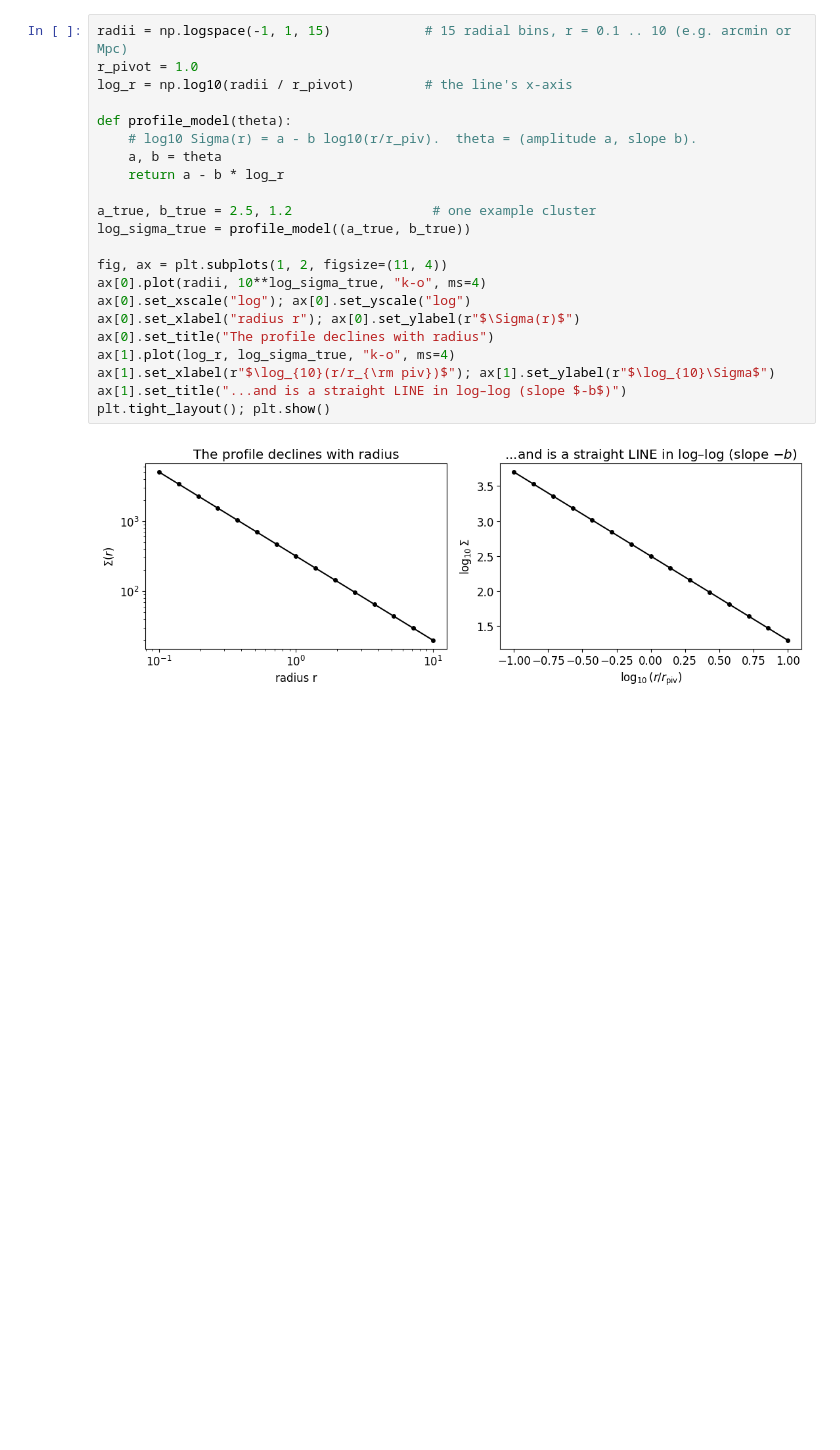
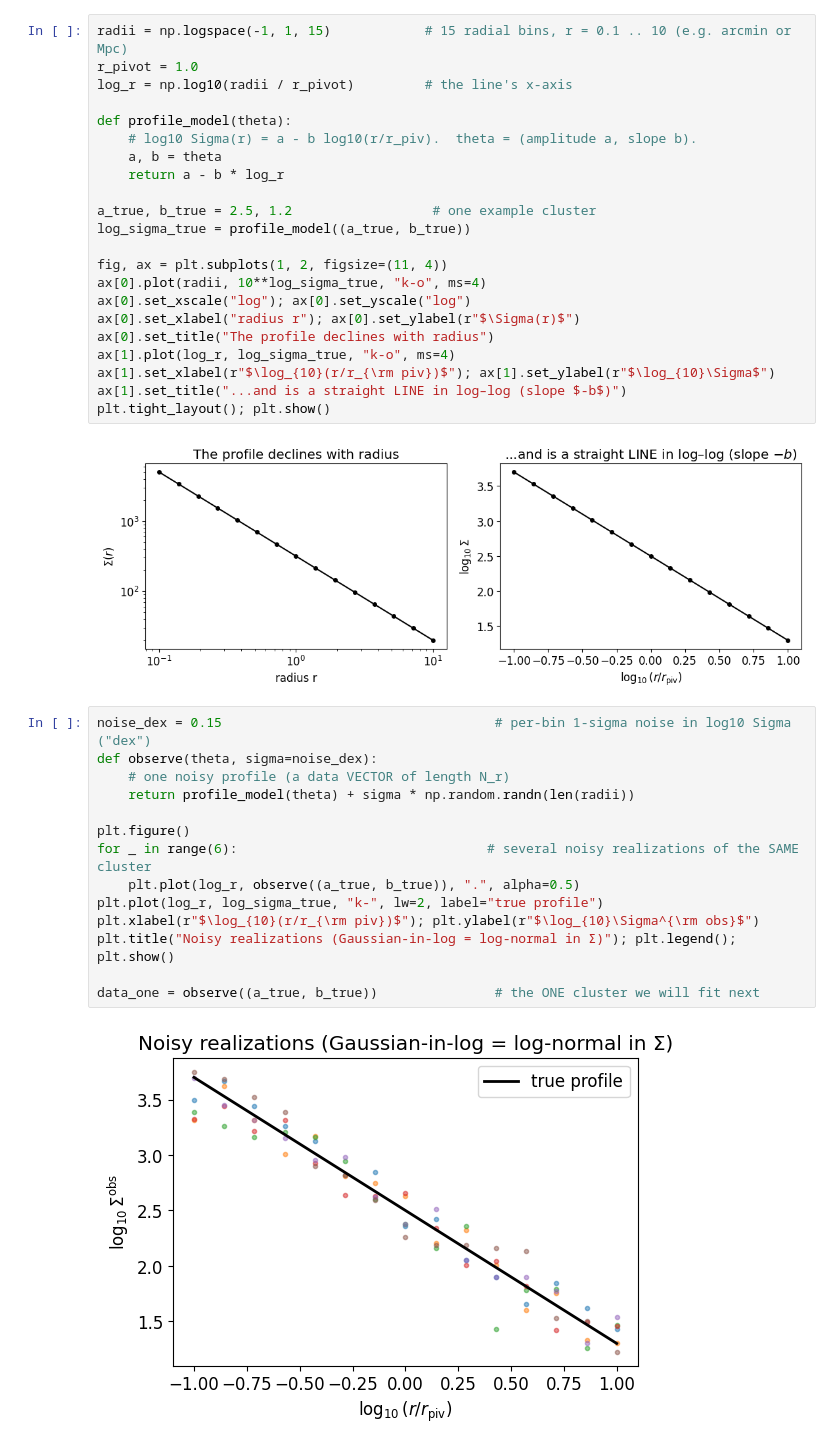
Before and after one commit to aidanbehmer/CL_HBI, a Jupyter notebook: mcmc_tut.ipynb, the cells around one changed output. Saved outputs shown, nothing was run; the diff lists cells and outputs as text; blank space fills up the shorter version.

Commit message:
Save up to the nfw data

```diff
--- a/mcmc_tut.ipynb
+++ b/mcmc_tut.ipynb
@@ -31,3 +33,19 @@ ax[1].set_title("...and is a straight LINE in log–log (slope $-b$)")
 plt.tight_layout(); plt.show()
 # %% [output]
 [figure]
+# %%
+noise_dex = 0.15                                   # per-bin 1-sigma noise in log10 Sigma ("dex")
+def observe(theta, sigma=noise_dex):
+    # one noisy profile (a data VECTOR of length N_r)
+    return profile_model(theta) + sigma * np.random.randn(len(radii))
+
+plt.figure()
+for _ in range(6):                                # several noisy realizations of the SAME cluster
+    plt.plot(log_r, observe((a_true, b_true)), ".", alpha=0.5)
+plt.plot(log_r, log_sigma_true, "k-", lw=2, label="true profile")
+plt.xlabel(r"$\log_{10}(r/r_{\rm piv})$"); plt.ylabel(r"$\log_{10}\Sigma^{\rm obs}$")
+plt.title("Noisy realizations (Gaussian-in-log = log-normal in Σ)"); plt.legend(); plt.show()
+
+data_one = observe((a_true, b_true))               # the ONE cluster we will fit next
+# %% [output]
+[figure, added]
```
Also changed, not shown: parts of 21 cells of this notebook, 4 other files.
